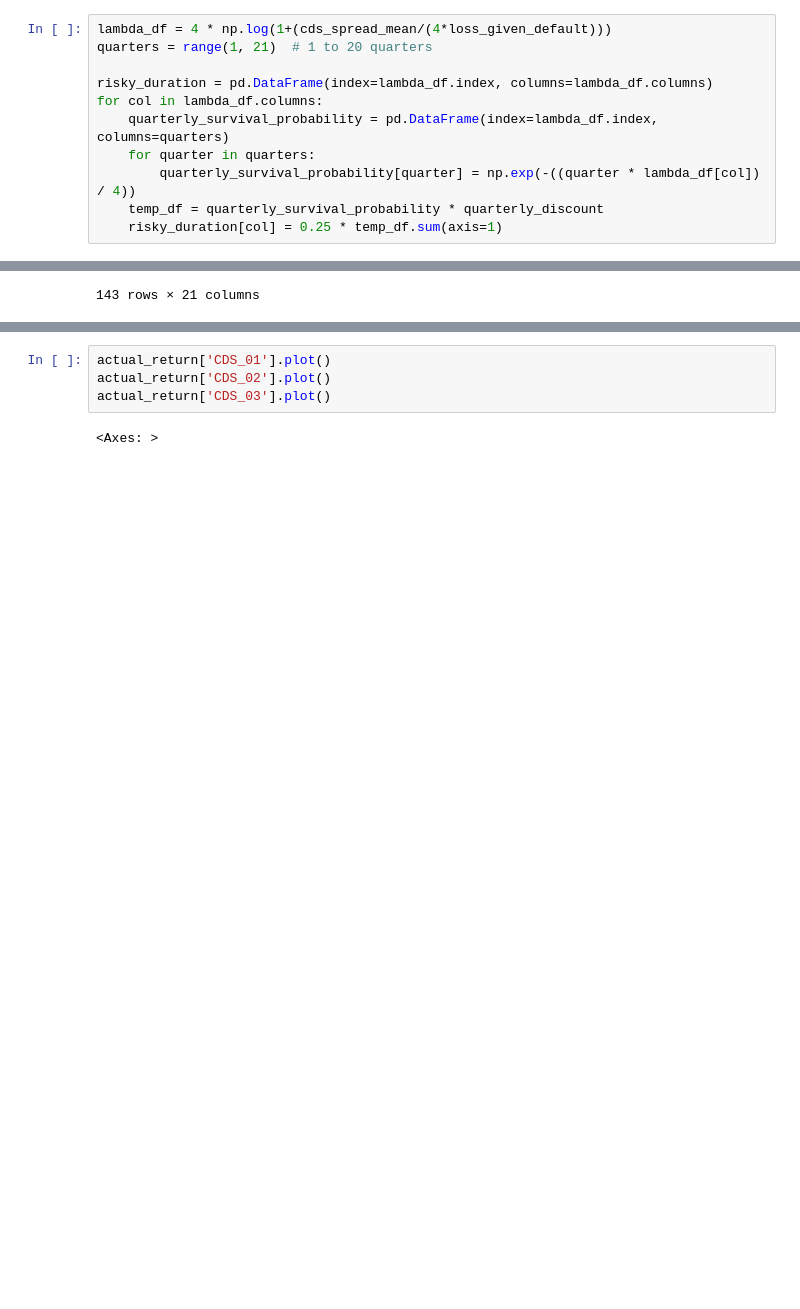
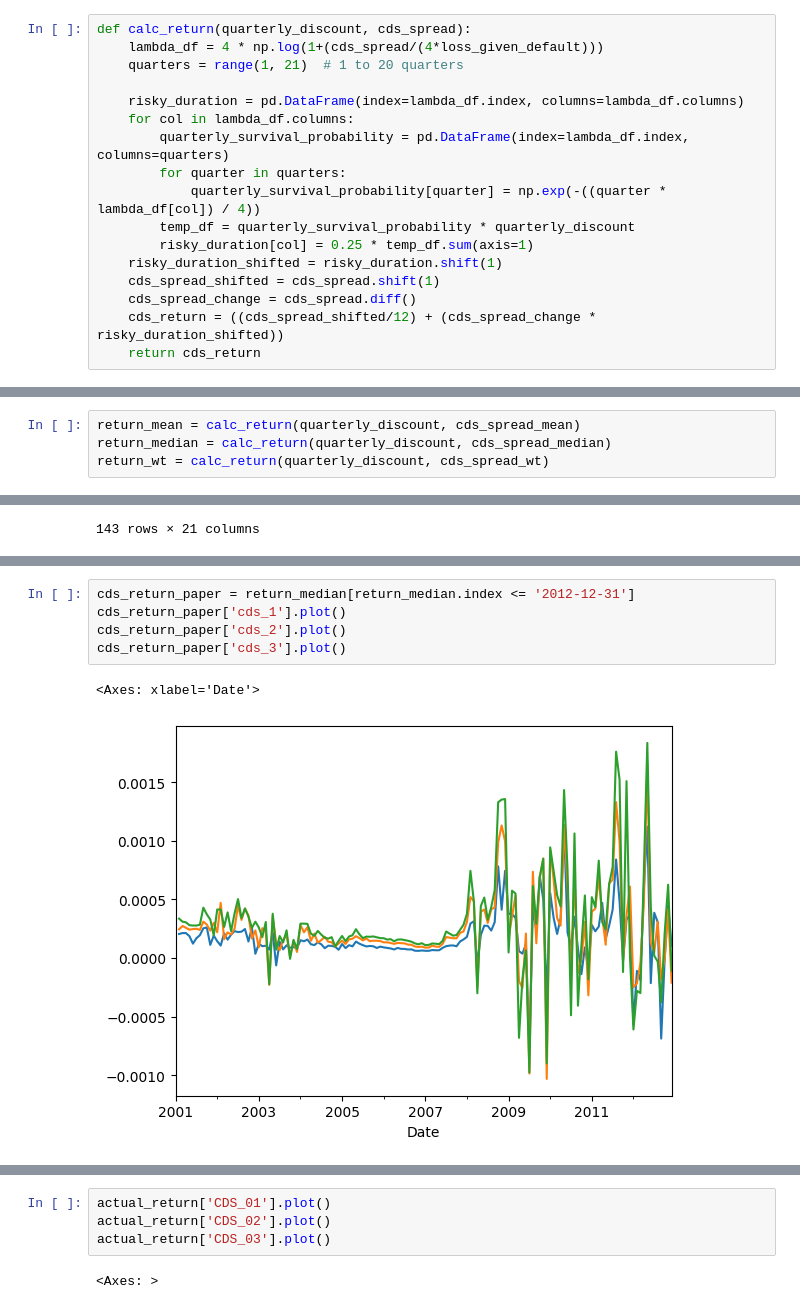
Before and after one commit to kausthub-keshava/P15_DANK, a Jupyter notebook: src/calc_CDS_return.ipynb, the cells around one changed output, grey strips where cells are left out. Drawn from its saved outputs; the diff is of its cells as text; blank space fills up the shorter version.

```diff
--- a/src/calc_CDS_return.ipynb
+++ b/src/calc_CDS_return.ipynb
@@ -32,11 +110,17 @@ AttributeError: 'dict' object has no attribute 'set_index'
 # %%
-lambda_df = 4 * np.log(1+(cds_spread_mean/(4*loss_given_default)))
-quarters = range(1, 21)  # 1 to 20 quarters
+def calc_return(quarterly_discount, cds_spread):
+    lambda_df = 4 * np.log(1+(cds_spread/(4*loss_given_default)))
+    quarters = range(1, 21)  # 1 to 20 quarters
 
-risky_duration = pd.DataFrame(index=lambda_df.index, columns=lambda_df.columns)
-for col in lambda_df.columns:
-    quarterly_survival_probability = pd.DataFrame(index=lambda_df.index, columns=quarters)
-    for quarter in quarters:
-        quarterly_survival_probability[quarter] = np.exp(-((quarter * lambda_df[col]) / 4))
-    temp_df = quarterly_survival_probability * quarterly_discount
-    risky_duration[col] = 0.25 * temp_df.sum(axis=1)
+    risky_duration = pd.DataFrame(index=lambda_df.index, columns=lambda_df.columns)
+    for col in lambda_df.columns:
+        quarterly_survival_probability = pd.DataFrame(index=lambda_df.index, columns=quarters)
+        for quarter in quarters:
+            quarterly_survival_probability[quarter] = np.exp(-((quarter * lambda_df[col]) / 4))
+        temp_df = quarterly_survival_probability * quarterly_discount
+        risky_duration[col] = 0.25 * temp_df.sum(axis=1)
+    risky_duration_shifted = risky_duration.shift(1)
+    cds_spread_shifted = cds_spread.shift(1)
+    cds_spread_change = cds_spread.diff()
+    cds_return = ((cds_spread_shifted/12) + (cds_spread_change * risky_duration_shifted))
+    return cds_return
@@ -49 +127,5 @@ cds_return = ((cds_spread_mean_shifted/12) + (cds_spread_change * risky_duration
+# %%
+return_mean = calc_return(quarterly_discount, cds_spread_mean)
+return_median = calc_return(quarterly_discount, cds_spread_median)
+return_wt = calc_return(quarterly_discount, cds_spread_wt)
 # %%
@@ -92,3 +208,11 @@ cds_return_paper['cds_3'].plot()
 # %% [output]
 <Axes: xlabel='Date'>
 [figure]
+# %%
+cds_return_paper = return_median[return_median.index <= '2012-12-31']
+cds_return_paper['cds_1'].plot()
+cds_return_paper['cds_2'].plot()
+cds_return_paper['cds_3'].plot()
+# %% [output]
+<Axes: xlabel='Date'>
+[figure, added]
```
Also changed, not shown: parts of 15 cells of this notebook, 1 other file.
